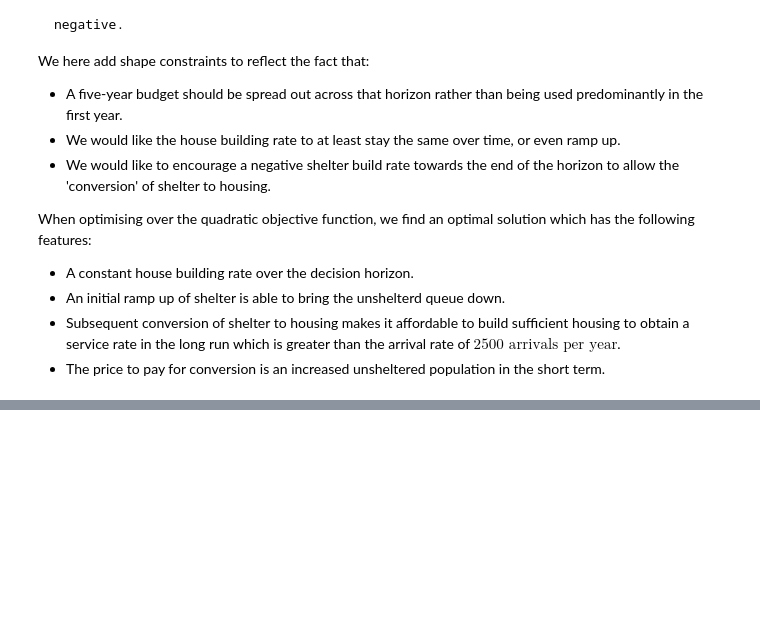
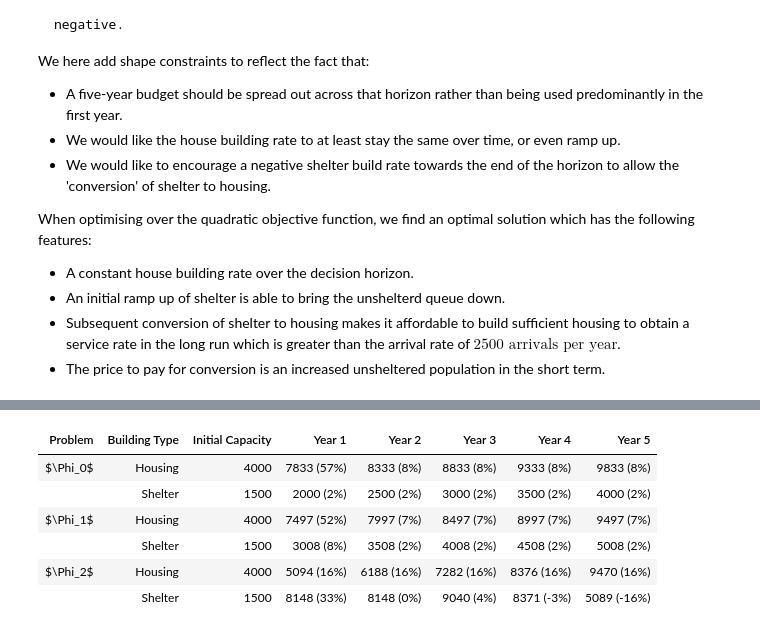
Before and after one commit to grahamburgess3/tvcp, a Jupyter notebook: NumericalResults.ipynb, the cells around one changed output, grey strips where cells are left out. Saved outputs shown, nothing was run; the diff lists cells and outputs as text; code cells hidden in the pictures; blank space fills up the shorter version.

```diff
--- a/NumericalResults.ipynb
+++ b/NumericalResults.ipynb
@@ -64,7 +64,7 @@ modeling_options = {'T_a' : 5, # in days: modelling and building
                     'model' : do.FluidModel}
 # %%
 # Set up problem and solve
-problem0 = do.Phi0(data, modeling_options, 'phi0', c=0.5)
+problem0 = do.Phi0(data, modeling_options, 'phi0', c=0.3)
 problem0.solve('glpk')
 # %% [output]
 ------- Optimal solution -------
@@ -123,0 +124,18 @@ Optimal objective val: 57130897.06
+# %%
+import pandas as pd
+df = [['$\Phi_0$']+['Housing']+[str(problem0.problem.data['initial_capacity']['housing'])]+[str(int(round(problem0.h_opt[i],0))) + ' (' + '{:.0%}'.format(((problem0.h_opt[i]-problem0.h_opt[i-1])*problem0.problem.costs_accomm['housing'])/(problem0.problem.budget)) + ')' for i in range(1,len(problem0.h_opt))],
+       ['']+['Shelter']+[str(problem0.problem.data['initial_capacity']['shelter'])]+[str(int(round(problem0.s_opt[i],0))) + ' (' + '{:.0%}'.format(((problem0.s_opt[i]-problem0.s_opt[i-1])*problem0.problem.costs_accomm['shelter'])/(problem0.problem.budget)) + ')' for i in range(1,len(problem0.s_opt))],
+       ['$\Phi_1$']+['Housing']+[str(problem1.problem.data['initial_capacity']['housing'])]+[str(int(round(problem1.h_opt[i],0))) + ' (' + '{:.0%}'.format(((problem1.h_opt[i]-problem1.h_opt[i-1])*problem1.problem.costs_accomm['housing'])/(problem1.problem.budget)) + ')' for i in range(1,len(problem1.h_opt))],
+       ['']+['Shelter']+[str(problem1.problem.data['initial_capacity']['shelter'])]+[str(int(round(problem1.s_opt[i],0))) + ' (' + '{:.0%}'.format(((problem1.s_opt[i]-problem1.s_opt[i-1])*problem1.problem.costs_accomm['shelter'])/(problem1.problem.budget)) + ')' for i in range(1,len(problem1.s_opt))],
+       ['$\Phi_2$']+['Housing']+[str(problem2.problem.data['initial_capacity']['housing'])]+[str(int(round(problem2.h_opt[i],0))) + ' (' + '{:.0%}'.format(((problem2.h_opt[i]-problem2.h_opt[i-1])*problem2.problem.costs_accomm['housing'])/(problem2.problem.budget)) + ')' for i in range(1,len(problem2.h_opt))],
+       ['']+['Shelter']+[str(problem2.problem.data['initial_capacity']['shelter'])]+[str(int(round(problem2.s_opt[i],0))) + ' (' + '{:.0%}'.format(((problem2.s_opt[i]-problem2.s_opt[i-1])*problem2.problem.costs_accomm['shelter'])/(problem2.problem.budget)) + ')' for i in range(1,len(problem2.s_opt))]]
+df = pd.DataFrame(columns=['Problem','Building Type','Initial Capacity', 'Year 1','Year 2','Year 3','Year 4','Year 5'], data=df)
+df.style.hide()
+# %% [output]
+| Problem | Building Type | Initial Capacity | Year 1 | Year 2 | Year 3 | Year 4 | Year 5 |
+| $\Phi_0$ | Housing | 4000 | 7833 (57%) | 8333 (8%) | 8833 (8%) | 9333 (8%) | 9833 (8%) |
+|  | Shelter | 1500 | 2000 (2%) | 2500 (2%) | 3000 (2%) | 3500 (2%) | 4000 (2%) |
+| $\Phi_1$ | Housing | 4000 | 7497 (52%) | 7997 (7%) | 8497 (7%) | 8997 (7%) | 9497 (7%) |
+|  | Shelter | 1500 | 3008 (8%) | 3508 (2%) | 4008 (2%) | 4508 (2%) | 5008 (2%) |
+| $\Phi_2$ | Housing | 4000 | 5094 (16%) | 6188 (16%) | 7282 (16%) | 8376 (16%) | 9470 (16%) |
+|  | Shelter | 1500 | 8148 (33%) | 8148 (0%) | 9040 (4%) | 8371 (-3%) | 5089 (-16%) |
```
Also changed, not shown: parts of 3 cells of this notebook.
